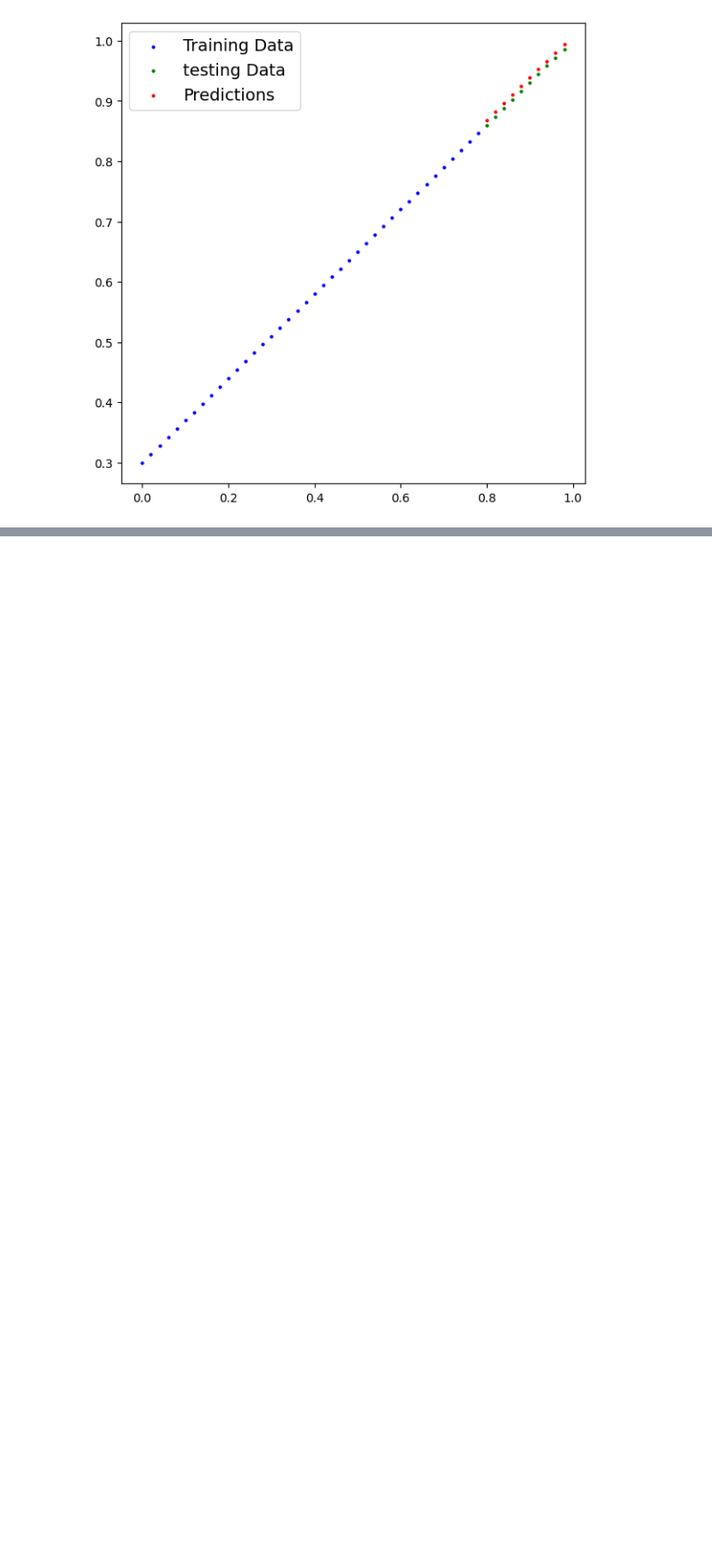
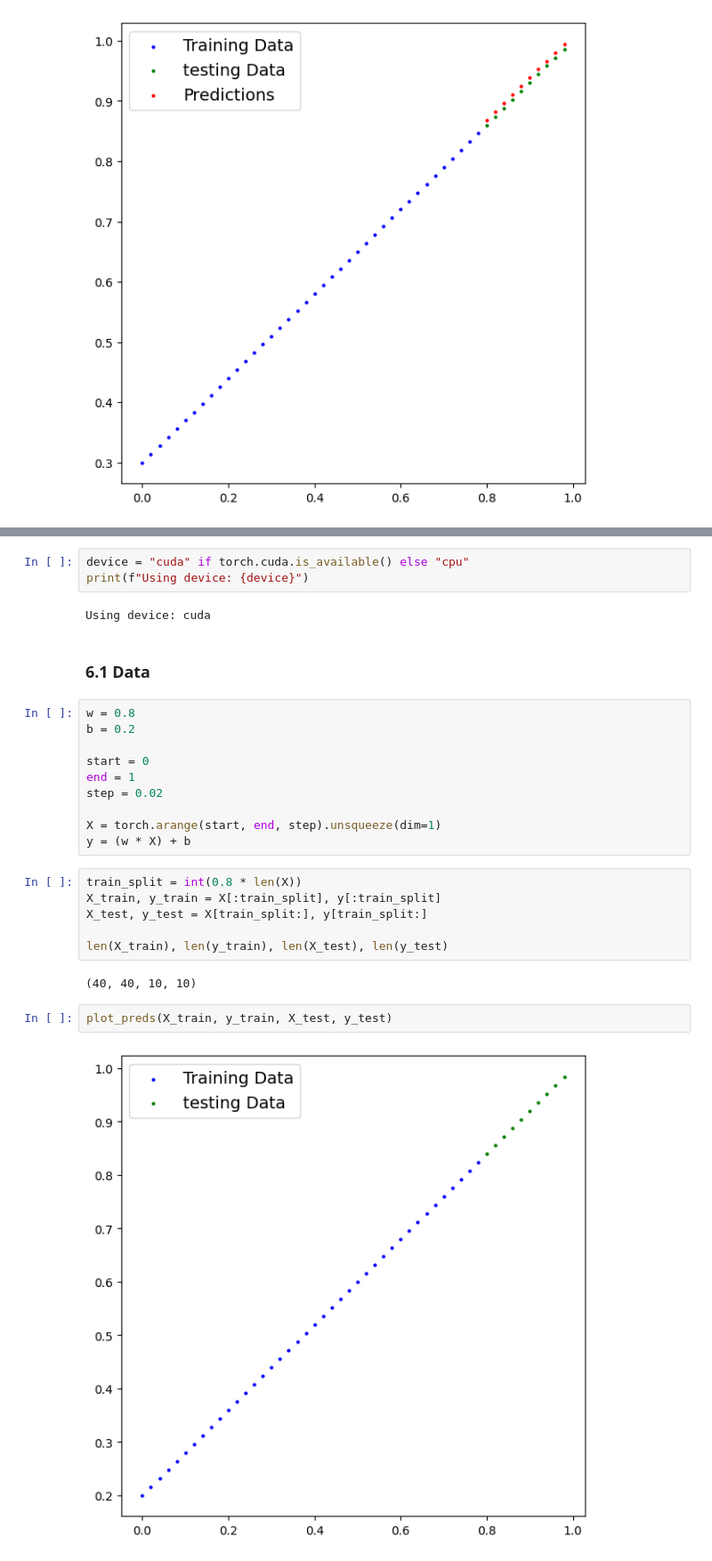
Before and after one commit to dionysus98/l_torch, a Jupyter notebook: 01_torch_workflow.ipynb, the cells around one changed output, grey strips where cells are left out. Shown: that part at 89% size. Cells and saved outputs as stored; diff of their text form; blank space fills up the shorter version.

```diff
--- a/01_torch_workflow.ipynb
+++ b/01_torch_workflow.ipynb
@@ -230,0 +337,29 @@ plot_preds(predictions=y_preds_new)
+# %%
+device = "cuda" if torch.cuda.is_available() else "cpu"
+print(f"Using device: {device}")
+# %% [output]
+Using device: cuda
+# %% [markdown]
+### 6.1 Data
+# %%
+w = 0.8
+b = 0.2
+
+start = 0
+end = 1
+step = 0.02
+
+X = torch.arange(start, end, step).unsqueeze(dim=1)
+y = (w * X) + b
+# %%
+train_split = int(0.8 * len(X))
+X_train, y_train = X[:train_split], y[:train_split]
+X_test, y_test = X[train_split:], y[train_split:]
+
+len(X_train), len(y_train), len(X_test), len(y_test)
+# %% [output]
+(40, 40, 10, 10)
+# %%
+plot_preds(X_train, y_train, X_test, y_test)
+# %% [output]
+[figure, added]
```
Also changed, not shown: parts of 27 cells of this notebook.
